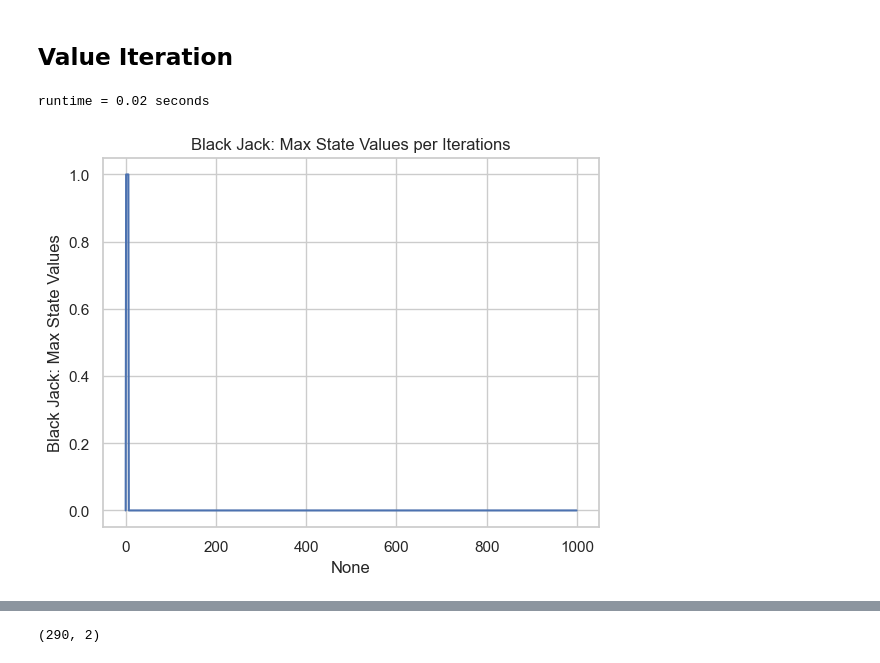
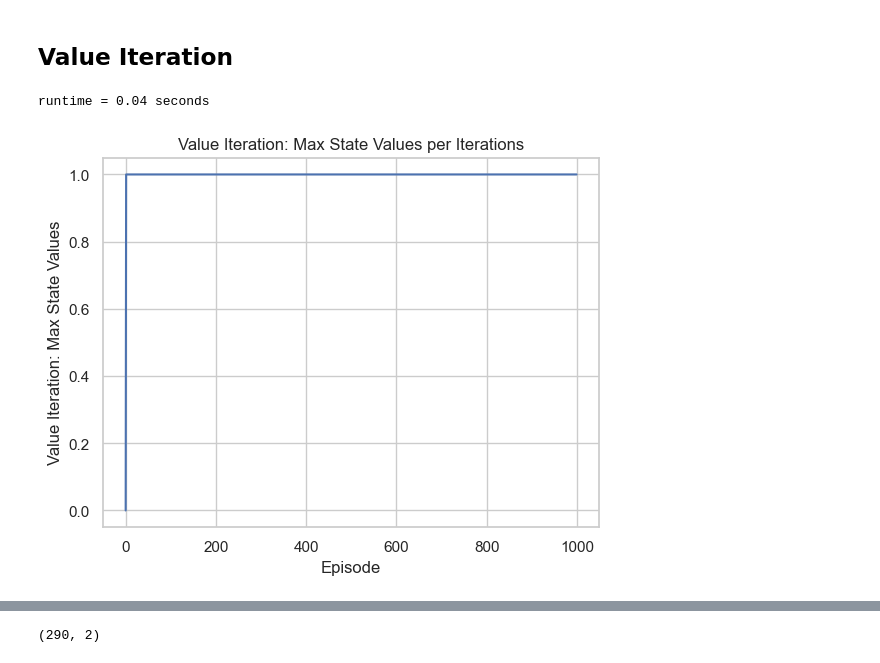
Before and after one commit to lboadi2/machine_learning, a Jupyter notebook: 4_reinforcement_learning/blackjack.ipynb, the cells around one changed output, grey strips where cells are left out. Saved outputs shown, nothing was run; the diff lists cells and outputs as text; code cells hidden in the pictures.

```diff
--- a/4_reinforcement_learning/blackjack.ipynb
+++ b/4_reinforcement_learning/blackjack.ipynb
@@ -134,18 +136,20 @@ class Plots:
     def v_iters_plot(data, label):
         df = pd.DataFrame(data=data)
         df.columns = [label]
-        sns.set_theme(style="whitegrid")
+        # sns.set_theme(style="whitegrid")
         title = label + " per Iterations"
-        sns.lineplot(x=df.index, y=label, data=df).set_title(title)
+        ax = sns.lineplot(x=df.index, y=label, data=df)
+        ax.set_title(title)
+        ax.set(xlabel='Episode')
         plt.show()
 # %% [markdown]
 ## Value Iteration
 # %%
-V, V_track, pi, conv_track = Planner(blackjack.P).value_iteration(gamma=0.03)
+V, V_track, pi, conv_track = Planner(blackjack.P).value_iteration(gamma=0.5)
 
 max_value_per_iter = np.amax(V_track, axis=1)
 
-Plots.v_iters_plot(max_value_per_iter, "Black Jack: Max State Values")
+Plots.v_iters_plot(max_value_per_iter, "Value Iteration: Max State Values")
 # %% [output]
-runtime = 0.02 seconds
+runtime = 0.04 seconds
-[figure, old version]
+[figure, new version]
```
Also changed, not shown: parts of 9 cells of this notebook, 2 other files.
